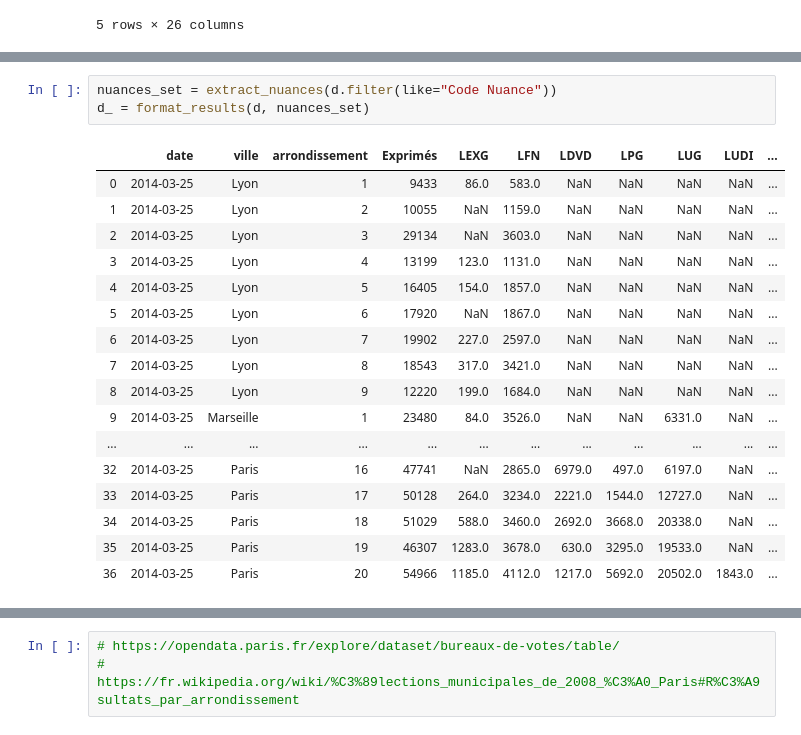
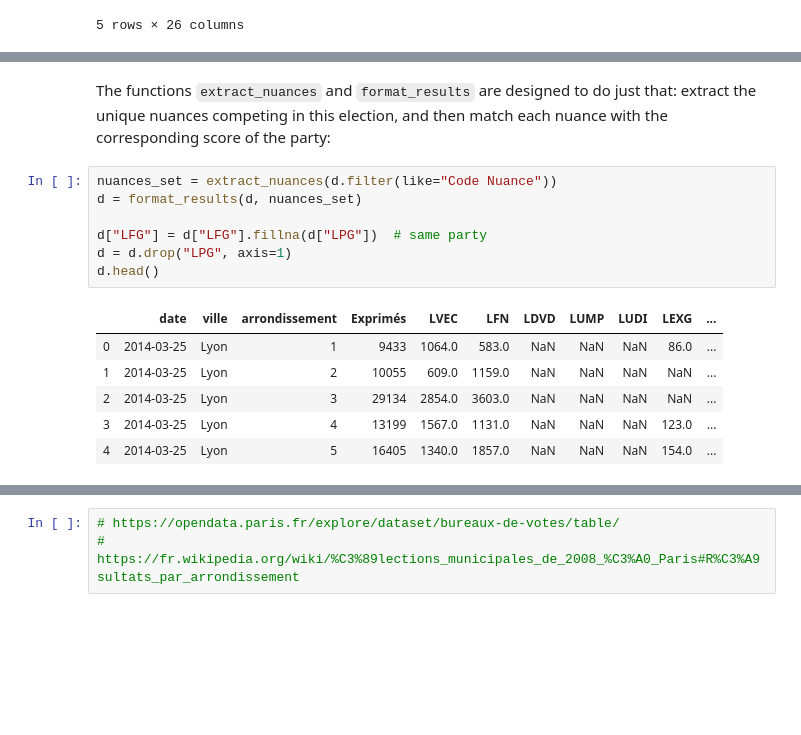
Before and after one commit to pollsposition/models, a Jupyter notebook: fondamentaux/format_munic_data.ipynb, the cells around one changed output, grey strips where cells are left out. Drawn from its saved outputs; the diff is of its cells as text; blank space fills up the shorter version.

Commit message:
Finished formatting munic2014 & documented NB

```diff
--- a/fondamentaux/munic.ipynb
+++ b/fondamentaux/format_munic_data.ipynb
@@ -121,21 +144,16 @@ def format_results(df: pd.DataFrame, nuances_set: Set[str]) -> pd.DataFrame:
+# %% [markdown]
+The functions `extract_nuances` and `format_results` are designed to do just that: extract the unique nuances competing in this election, and then match each nuance with the corresponding score of the party:
 # %%
 nuances_set = extract_nuances(d.filter(like="Code Nuance"))
-d_ = format_results(d, nuances_set)
+d = format_results(d, nuances_set)
+
+d["LFG"] = d["LFG"].fillna(d["LPG"])  # same party
+d = d.drop("LPG", axis=1)
+d.head()
 # %% [output]
-|  | date | ville | arrondissement | Exprimés | LEXG | LFN | LDVD | LPG | LUG | LUDI | ... |
-| 0 | 2014-03-25 | Lyon | 1 | 9433 | 86.0 | 583.0 | NaN | NaN | NaN | NaN | ... |
-| 1 | 2014-03-25 | Lyon | 2 | 10055 | NaN | 1159.0 | NaN | NaN | NaN | NaN | ... |
-| 2 | 2014-03-25 | Lyon | 3 | 29134 | NaN | 3603.0 | NaN | NaN | NaN | NaN | ... |
-| 3 | 2014-03-25 | Lyon | 4 | 13199 | 123.0 | 1131.0 | NaN | NaN | NaN | NaN | ... |
-| 4 | 2014-03-25 | Lyon | 5 | 16405 | 154.0 | 1857.0 | NaN | NaN | NaN | NaN | ... |
-| 5 | 2014-03-25 | Lyon | 6 | 17920 | NaN | 1867.0 | NaN | NaN | NaN | NaN | ... |
-| 6 | 2014-03-25 | Lyon | 7 | 19902 | 227.0 | 2597.0 | NaN | NaN | NaN | NaN | ... |
-| 7 | 2014-03-25 | Lyon | 8 | 18543 | 317.0 | 3421.0 | NaN | NaN | NaN | NaN | ... |
-| 8 | 2014-03-25 | Lyon | 9 | 12220 | 199.0 | 1684.0 | NaN | NaN | NaN | NaN | ... |
-| 9 | 2014-03-25 | Marseille | 1 | 23480 | 84.0 | 3526.0 | NaN | NaN | 6331.0 | NaN | ... |
-| ... | ... | ... | ... | ... | ... | ... | ... | ... | ... | ... | ... |
-| 32 | 2014-03-25 | Paris | 16 | 47741 | NaN | 2865.0 | 6979.0 | 497.0 | 6197.0 | NaN | ... |
-| 33 | 2014-03-25 | Paris | 17 | 50128 | 264.0 | 3234.0 | 2221.0 | 1544.0 | 12727.0 | NaN | ... |
-| 34 | 2014-03-25 | Paris | 18 | 51029 | 588.0 | 3460.0 | 2692.0 | 3668.0 | 20338.0 | NaN | ... |
-| 35 | 2014-03-25 | Paris | 19 | 46307 | 1283.0 | 3678.0 | 630.0 | 3295.0 | 19533.0 | NaN | ... |
-| 36 | 2014-03-25 | Paris | 20 | 54966 | 1185.0 | 4112.0 | 1217.0 | 5692.0 | 20502.0 | 1843.0 | ... |
+|  | date | ville | arrondissement | Exprimés | LVEC | LFN | LDVD | LUMP | LUDI | LEXG | ... |
+| 0 | 2014-03-25 | Lyon | 1 | 9433 | 1064.0 | 583.0 | NaN | NaN | NaN | 86.0 | ... |
+| 1 | 2014-03-25 | Lyon | 2 | 10055 | 609.0 | 1159.0 | NaN | NaN | NaN | NaN | ... |
+| 2 | 2014-03-25 | Lyon | 3 | 29134 | 2854.0 | 3603.0 | NaN | NaN | NaN | NaN | ... |
+| 3 | 2014-03-25 | Lyon | 4 | 13199 | 1567.0 | 1131.0 | NaN | NaN | NaN | 123.0 | ... |
+| 4 | 2014-03-25 | Lyon | 5 | 16405 | 1340.0 | 1857.0 | NaN | NaN | NaN | 154.0 | ... |
```
Also changed, not shown: parts of 14 cells of this notebook.
